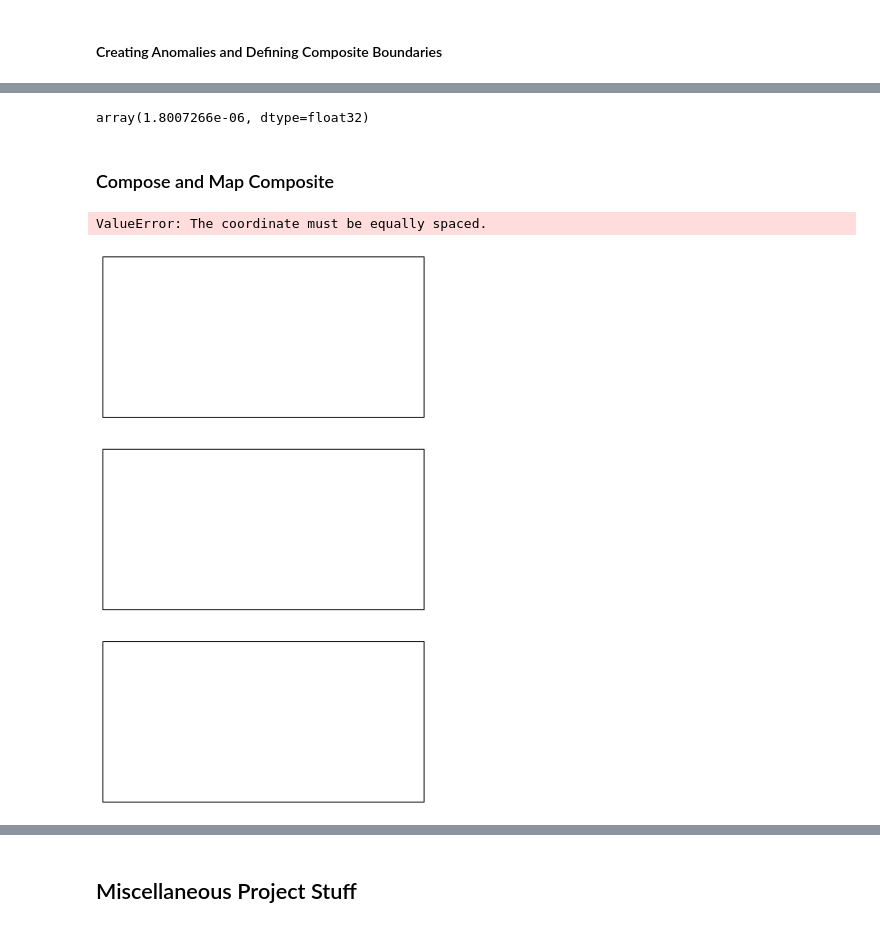
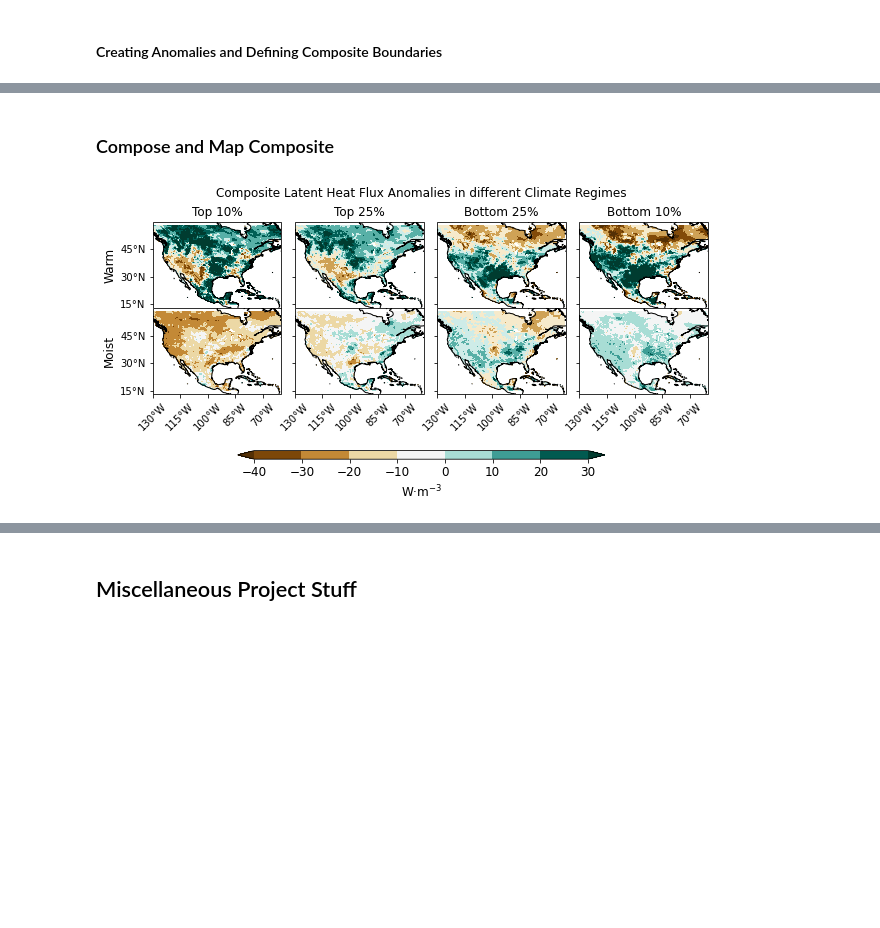
Before and after one commit to BDavis39/CLIM680, a Jupyter notebook: CLIM680_Assignments.ipynb, the cells around one changed output, grey strips where cells are left out. Drawn from its saved outputs; the diff is of its cells as text; code cells hidden in the pictures; blank space fills up the shorter version.

```diff
--- a/CLIM680_Assignments.ipynb
+++ b/CLIM680_Assignments.ipynb
@@ -676,10 +624,6 @@ ET_climo=(ds3['heat_flux_latent'].groupby('time.month').mean(dim='time')).load()
 ET_anoms=(ds3['heat_flux_latent'].groupby('time.month')-ET_climo).load()
 ET_anoms = (ET_anoms.assign_coords(lon=(ds3['cell_lon']), lat=(ds3['cell_lat']))).load()
 #ET_anoms
-# %%
-ET_anoms[:,240,370].mean().values
-# %% [output]
-array(1.8007266e-06, dtype=float32)
 # %% [markdown]
 ### Compose and Map Composite
 # %%
@@ -705,65 +651,87 @@ comp_ET = [Wm_Tp_10,
           Hmd_Bt_10]
 #print(comp_ET)
 # %%
-labels=['Tropical','Temperate', 'Dry']
+labels=['Top 10%', 'Top 25%',
+        'Bottom 25%', 'Bottom 10%']
 #clevs=np.arange(-0.6,0.7,0.1)
 
 # Define the figure and each axis for the 3 rows and 3 columns
-fig, axs = plt.subplots(nrows=3,ncols=1,
+fig, axs = plt.subplots(nrows=2,ncols=4,
                         subplot_kw={'projection': ccrs.PlateCarree()},
-                        figsize=(8.5,11))
+                        figsize=(8.5,6),sharey=True, sharex=True)
 
 # axs is a 2 dimensional array of `GeoAxes`.
 # We will flatten it into a 1-D array
 axs=axs.flatten()
 
 #Loop over all of the seasons and plot
-for i,clim in enumerate(comp_sm):
+for i,clim in enumerate(comp_ET):
 
         # Select the season
-        data=comp_sm[i]
+        data=comp_ET[i]
 
-        # Add the cyclic point
-        data,lons=add_cyclic_point(data,coord=ds3['cell_lon'][1,1,:])
+        if (i < 4):
 
-        # Contour plot
-        cs=axs[i].contourf(lons,ds3['cell_lat'][1,:,1],data,
+            # Contour plot
+            cs=axs[i].contourf(ds3['cell_lon'][1,1,:],ds3['cell_lat'][1,:,1],data,
+                            [-12,-8,-4,0,4,8,12],transform = ccrs.PlateCarree(),
+                            cmap='BrBG',extend='both')
+
+            # Title each subplot with the name of the season
+            axs[i].set_title(labels[i])
+        else:
+            # Contour plot
+            cs=axs[i].contourf(ds3['cell_lon'][1,1,:],ds3['cell_lat'][1,:,1],data,
                           transform = ccrs.PlateCarree(),
                           cmap='BrBG',extend='both')
 
         # Set extent
         axs[i].set_extent([-130, -60, 13, 60], crs=ccrs.PlateCarree())
 
         # Longitude labels
-        ax[i].set_xticks(np.arange(-130,-60,15), crs=ccrs.PlateCarree())
+        axs[i].set_xticks(np.arange(-130,-60,15), crs=ccrs.PlateCarree())
         lon_formatter = cticker.LongitudeFormatter()
         axs[i].xaxis.set_major_formatter(lon_formatter)
+        axs[i].tick_params(axis='x', labelrotation = 45)
 
         # Latitude labels
-        axs[i].set_yticks(np.arange(15,65,15), crs=ccrs.PlateCarree())
+        axs[i].set_yticks(np.arange(15,59,15), crs=ccrs.PlateCarree())
         lat_formatter = cticker.LatitudeFormatter()
         axs[i].yaxis.set_major_formatter(lat_formatter)
 
-
         # Title each subplot with the name of the season
-        axs[i].set_title(labels[i]+' ('+str(counts[i])+')')
+        #axs[i].set_title(labels[i])
 
         # Draw the coastines for each subplot
         axs[i].coastlines()
 
 # Adjust the location of the subplots
 # on the page to make room for the colorbar
-fig.subplots_adjust(bottom=0.25, top=0.9, left=0.05, right=0.95,
-                    wspace=0.1, hspace=0.5)
+fig.subplots_adjust(left=0.05,
+                   bottom=0.5,
+                   right=0.98,
+                   top=0.9,
+                    wspace=0,
+                    hspace=0)
+
+axs[0].set_ylabel("Warm", size='large')
+axs[4].set_ylabel("Moist", size='large')
+# Adjust the location of the subplots
+# on the page to make room for the colorbar
+#fig.subplots_adjust(bottom=0.25, top=0.9, left=0.05, right=0.95,
+#                    wspace=0.1, hspace=0.5)
 
 # Add a colorbar axis at the bottom of the graph
-cbar_ax = fig.add_axes([0.2, 0.2, 0.6, 0.02])
+cbar_ax = fig.add_axes([0.2, 0.35, 0.6, 0.02])
 
 # Draw the colorbar
-cbar=fig.colorbar(cs, cax=cbar_ax,orientation='horizontal',label='m3/m3')
+cbar=fig.colorbar(cs, cax=cbar_ax,orientation='horizontal',label='Wm-3')
+cbar.set_label(label='W·m$^{-3}$', size='large')
+cbar.ax.tick_params(labelsize='large')
 
 # Add a big title at the top
-plt.suptitle('Composite Soil Moisture Anomalies in different Climate Regimes')
+plt.suptitle('Composite Latent Heat Flux Anomalies in different Climate Regimes')
+#plt.savefig('Figs/LHF_Comp.png')
+plt.savefig('Figs/LHF_Comp.png',dpi=300, bbox_inches = "tight")
 # %% [output]
-ValueError: The coordinate must be equally spaced.
-[figure, old version]
+[figure, new version]
```
Also changed, not shown: parts of 27 cells of this notebook, 3 other files.
